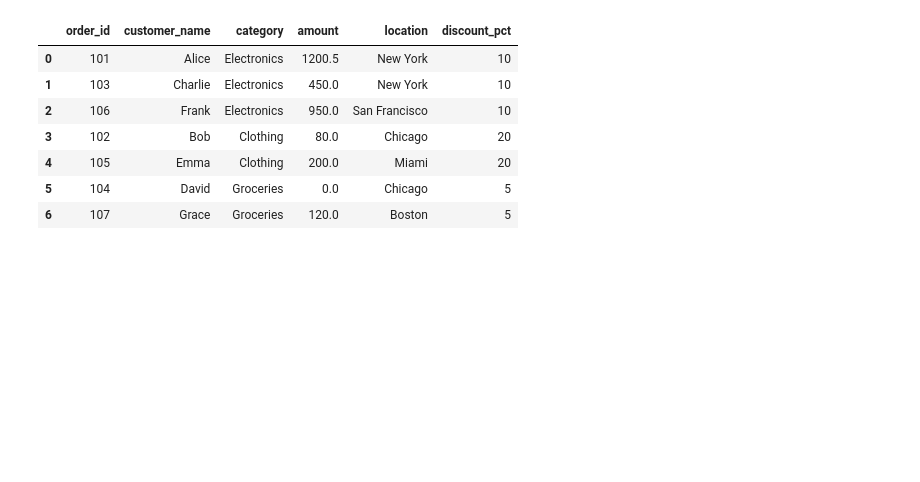
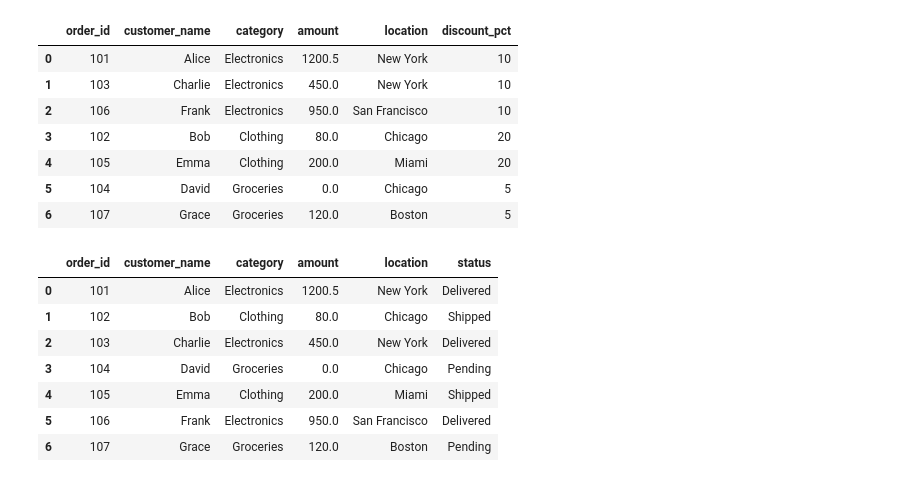
Before and after one commit to LESSLY-KJ/Data-Analyst-Practice, a Jupyter notebook: 02_eda_in_python/02_pandas_practice/practice.ipynb, the cells around one changed output. Cells and saved outputs as stored; diff of their text form; code cells hidden in the pictures; blank space fills up the shorter version.

Commit message:
docs(pandas): add professional markdown section headers and index-based join practice

```diff
--- a/02_eda_in_python/02_pandas_practice/practice.ipynb
+++ b/02_eda_in_python/02_pandas_practice/practice.ipynb
@@ -577,3 +597,20 @@ pd.merge(df,discounts,on="category",how="right")
 | 4 | 105 | Emma | Clothing | 200.0 | Miami | 20 |
 | 5 | 104 | David | Groceries | 0.0 | Chicago | 5 |
 | 6 | 107 | Grace | Groceries | 120.0 | Boston | 5 |
+# %%
+# 1. Create a table with 7 shipping statuses
+shipping_status = pd.DataFrame({
+    "status": ["Delivered", "Shipped", "Delivered", "Pending", "Shipped", "Delivered", "Pending"]
+})
+
+# 2. Join it directly to df!
+df.join(shipping_status)
+# %% [output]
+|  | order_id | customer_name | category | amount | location | status |
+| 0 | 101 | Alice | Electronics | 1200.5 | New York | Delivered |
+| 1 | 102 | Bob | Clothing | 80.0 | Chicago | Shipped |
+| 2 | 103 | Charlie | Electronics | 450.0 | New York | Delivered |
+| 3 | 104 | David | Groceries | 0.0 | Chicago | Pending |
+| 4 | 105 | Emma | Clothing | 200.0 | Miami | Shipped |
+| 5 | 106 | Frank | Electronics | 950.0 | San Francisco | Delivered |
+| 6 | 107 | Grace | Groceries | 120.0 | Boston | Pending |
```
Also changed, not shown: parts of 7 cells of this notebook, 1 other file.
